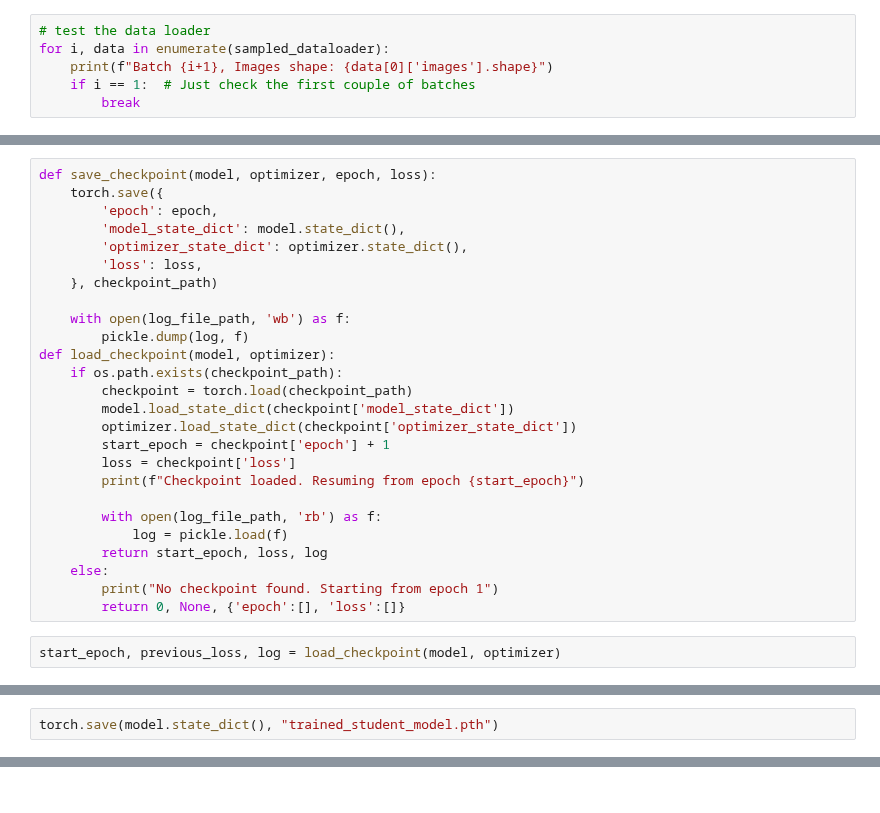
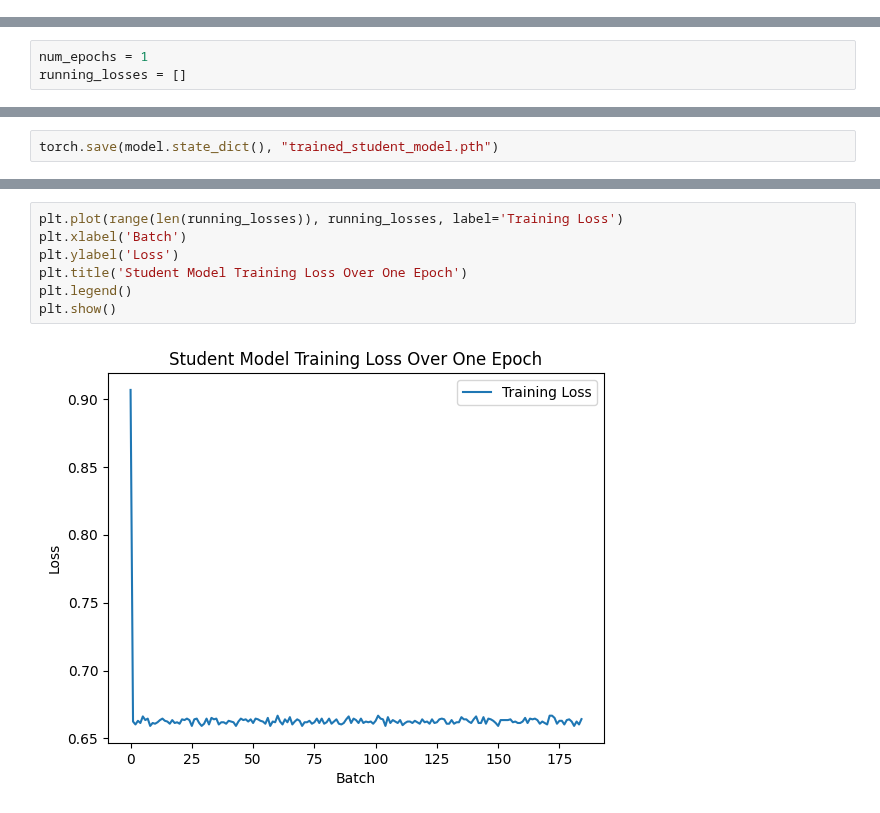
Before and after one commit to Christine-Lei/Emotionally-Aware-Image-Caption-Generation, a Jupyter notebook: studentModel.ipynb, the cells around one changed output, grey strips where cells are left out. Saved outputs shown, nothing was run; the diff lists cells and outputs as text.

```diff
--- a/studentModel.ipynb
+++ b/studentModel.ipynb
@@ -193,6 +230,0 @@ sampled_dataloader = DataLoader(sampled_dataset, batch_size=64, shuffle=True)
-# %%
-# test the data loader
-for i, data in enumerate(sampled_dataloader):
-    print(f"Batch {i+1}, Images shape: {data[0]['images'].shape}")
-    if i == 1:  # Just check the first couple of batches
-        break
@@ -208,28 +230,0 @@ log_file_path = './log.pickle'
-# %%
-def save_checkpoint(model, optimizer, epoch, loss):
-    torch.save({
-        'epoch': epoch,
-        'model_state_dict': model.state_dict(),
-        'optimizer_state_dict': optimizer.state_dict(),
-        'loss': loss,
-    }, checkpoint_path)
-
-    with open(log_file_path, 'wb') as f:
-        pickle.dump(log, f)
-def load_checkpoint(model, optimizer):
-    if os.path.exists(checkpoint_path):
-        checkpoint = torch.load(checkpoint_path)
-        model.load_state_dict(checkpoint['model_state_dict'])
-        optimizer.load_state_dict(checkpoint['optimizer_state_dict'])
-        start_epoch = checkpoint['epoch'] + 1
-        loss = checkpoint['loss']
-        print(f"Checkpoint loaded. Resuming from epoch {start_epoch}")
-
-        with open(log_file_path, 'rb') as f:
-            log = pickle.load(f)
-        return start_epoch, loss, log
-    else:
-        print("No checkpoint found. Starting from epoch 1")
-        return 0, None, {'epoch':[], 'loss':[]}
-# %%
-start_epoch, previous_loss, log = load_checkpoint(model, optimizer)
@@ -242,4 +231,7 @@ start_epoch, previous_loss, log
 # %%
 import matplotlib.pyplot as plt
 from tqdm import tqdm
+# %%
+num_epochs = 1
+running_losses = []
 # %%
@@ -300,0 +281,9 @@ plt.show()
+# %%
+plt.plot(range(len(running_losses)), running_losses, label='Training Loss')
+plt.xlabel('Batch')
+plt.ylabel('Loss')
+plt.title('Student Model Training Loss Over One Epoch')
+plt.legend()
+plt.show()
+# %% [output]
+[figure, added]
```
Also changed, not shown: parts of 17 cells of this notebook.
